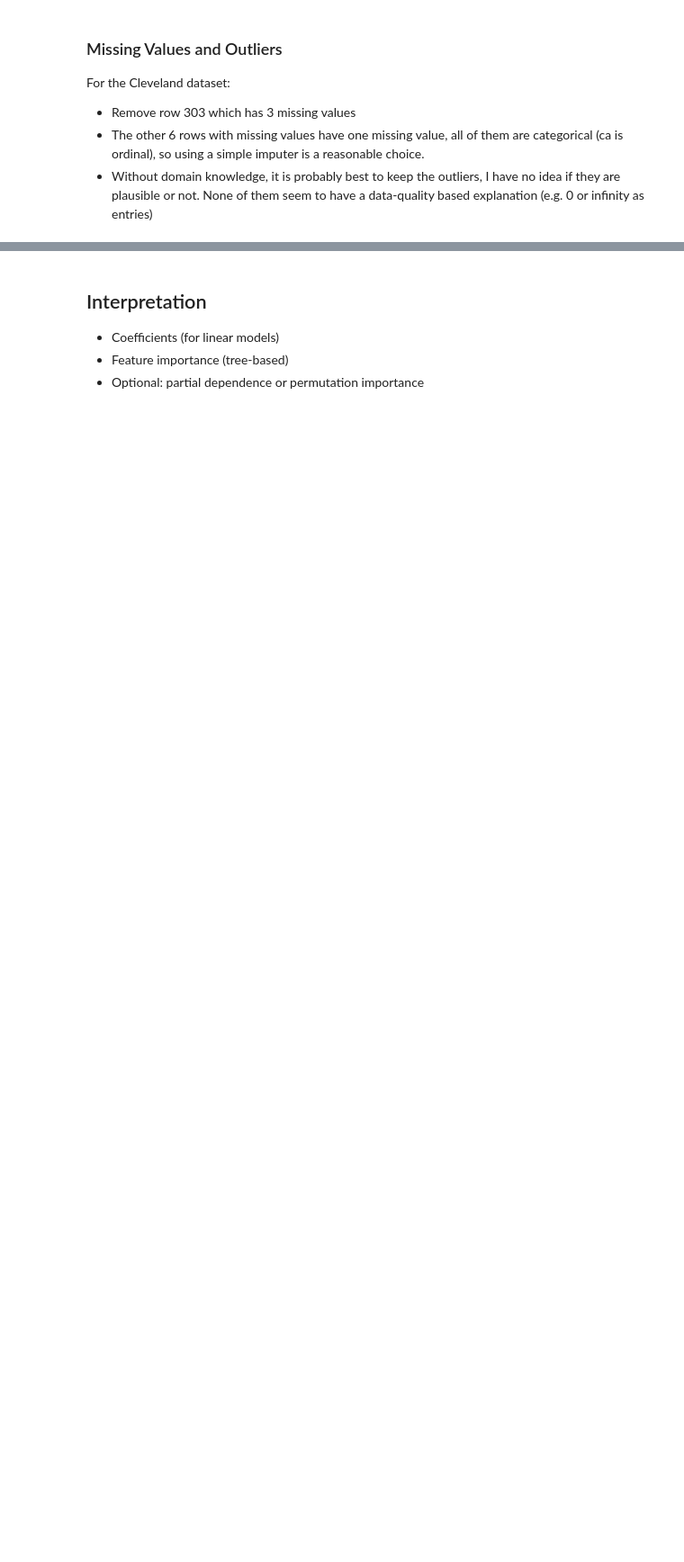
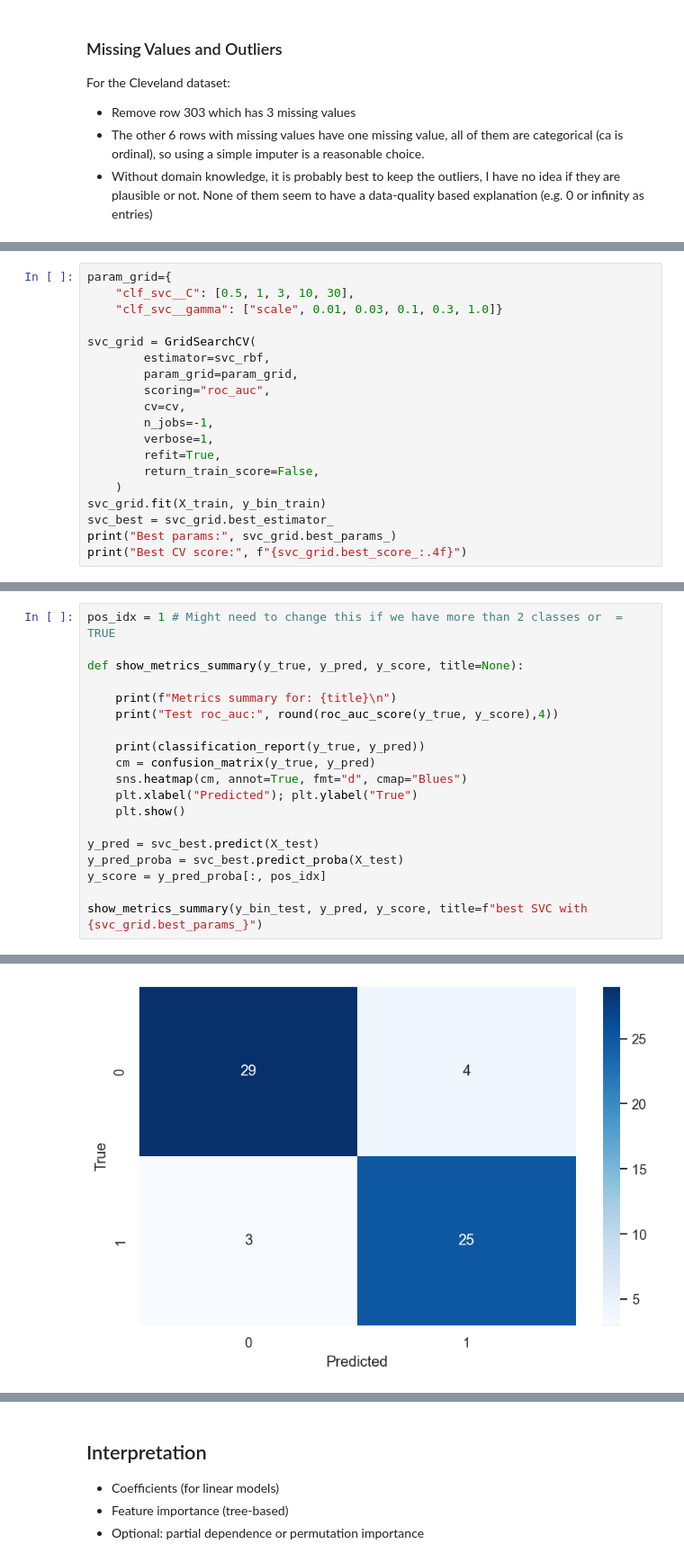
Before and after one commit to sean-coffey/ml-course-work, a Jupyter notebook: Heart_Disease.ipynb, the cells around one changed output, grey strips where cells are left out. Shown at 90% size. Saved outputs shown, nothing was run; the diff lists cells and outputs as text; blank space fills up the shorter version.

```diff
--- a/Heart_Disease.ipynb
+++ b/Heart_Disease.ipynb
@@ -598,0 +692,19 @@ plt.show()
+# %%
+param_grid={
+    "clf_svc__C": [0.5, 1, 3, 10, 30],
+    "clf_svc__gamma": ["scale", 0.01, 0.03, 0.1, 0.3, 1.0]}
+
+svc_grid = GridSearchCV(
+        estimator=svc_rbf,
+        param_grid=param_grid,
+        scoring="roc_auc",
+        cv=cv,
+        n_jobs=-1,
+        verbose=1,
+        refit=True,
+        return_train_score=False,
+    )
+svc_grid.fit(X_train, y_bin_train)
+svc_best = svc_grid.best_estimator_
+print("Best params:", svc_grid.best_params_)
+print("Best CV score:", f"{svc_grid.best_score_:.4f}")
@@ -598,0 +715,20 @@ plt.show()
+# %%
+pos_idx = 1 # Might need to change this if we have more than 2 classes or  = TRUE
+
+def show_metrics_summary(y_true, y_pred, y_score, title=None):
+
+    print(f"Metrics summary for: {title}\n")
+    print("Test roc_auc:", round(roc_auc_score(y_true, y_score),4))
+
+    print(classification_report(y_true, y_pred))
+    cm = confusion_matrix(y_true, y_pred)
+    sns.heatmap(cm, annot=True, fmt="d", cmap="Blues")
+    plt.xlabel("Predicted"); plt.ylabel("True")
+    plt.show()
+
+y_pred = svc_best.predict(X_test)
+y_pred_proba = svc_best.predict_proba(X_test)
+y_score = y_pred_proba[:, pos_idx]
+
+show_metrics_summary(y_bin_test, y_pred, y_score, title=f"best SVC with {svc_grid.best_params_}")
+# %% [output]
@@ -598,0 +746 @@ plt.show()
+[figure, added]
```
Also changed, not shown: parts of 34 cells of this notebook, 1 other file.
